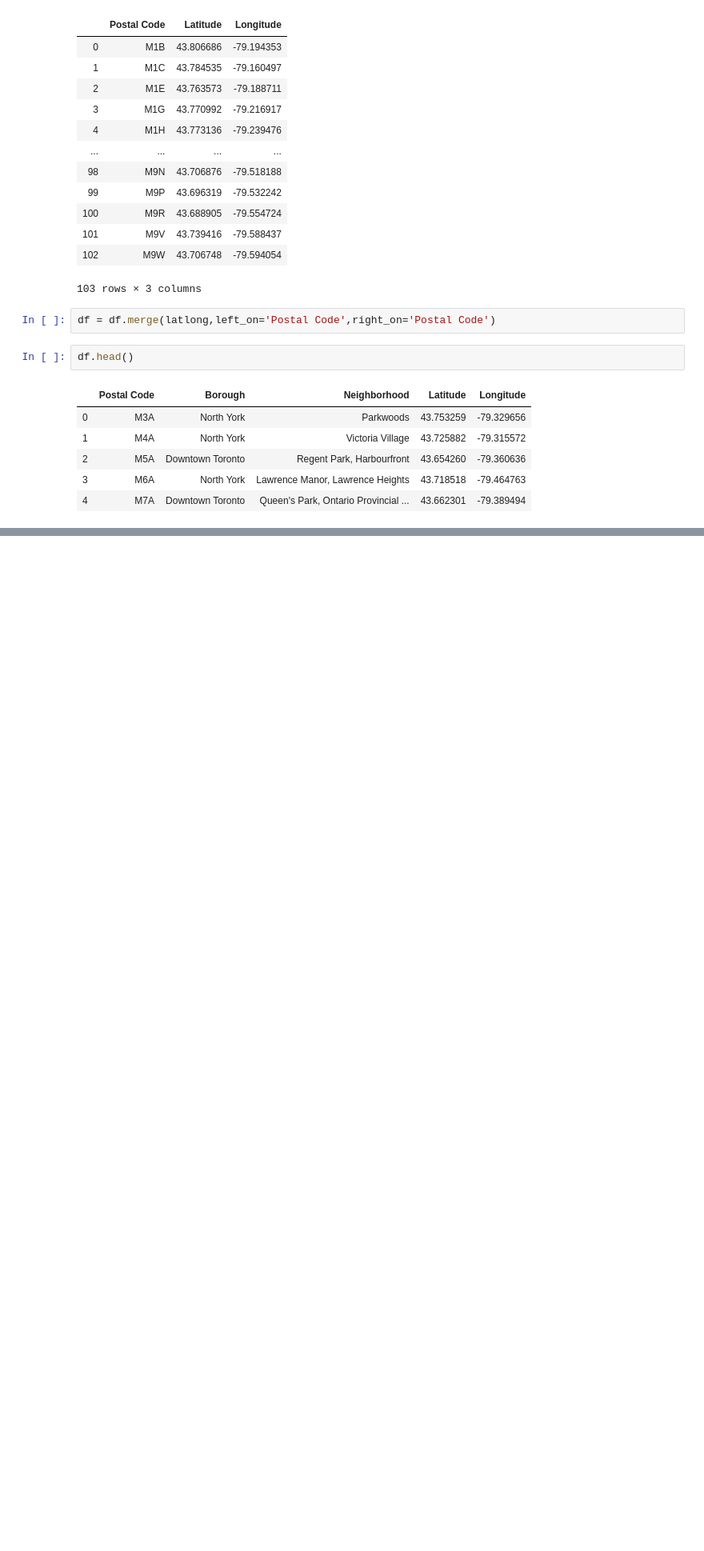
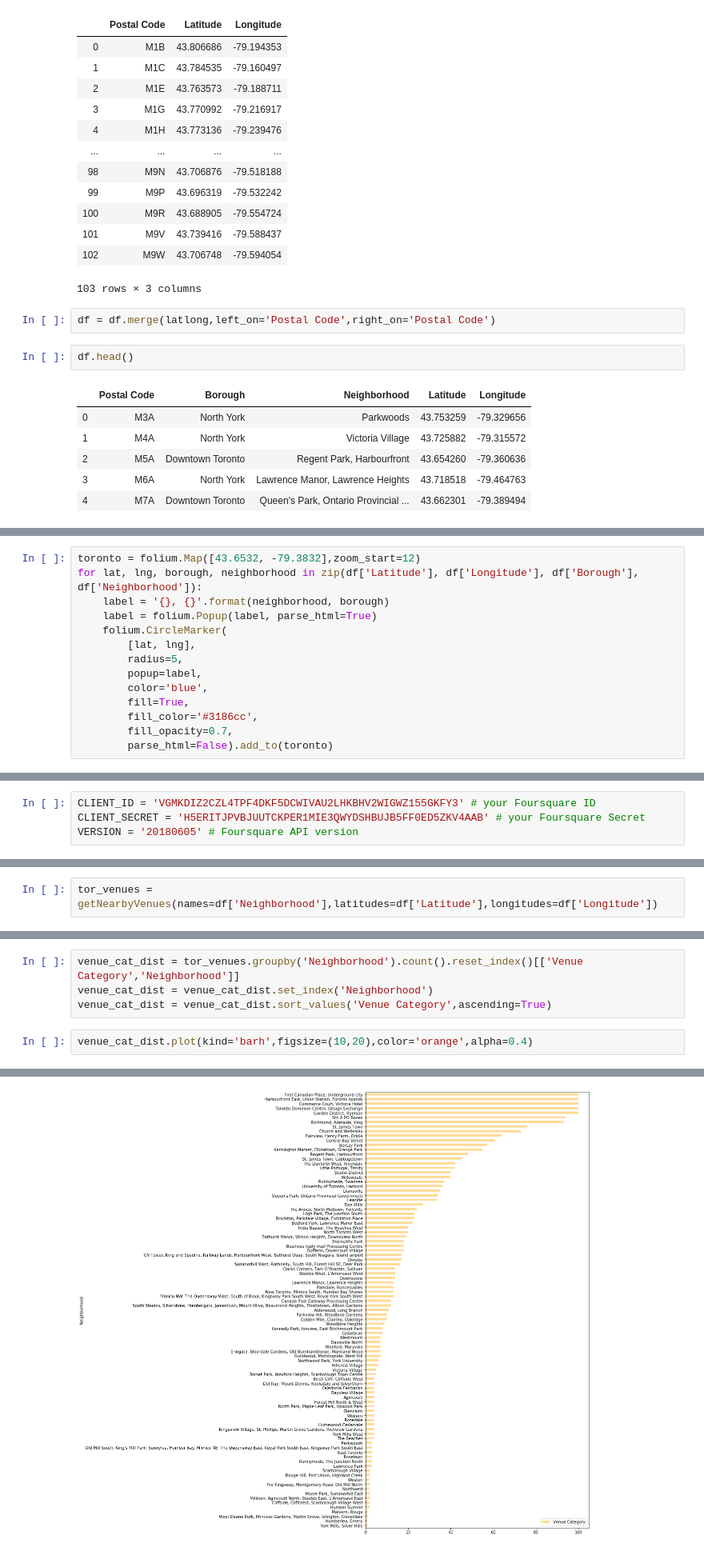
Before and after one commit to Chris4lilv/IBM-DS-Capstone, a Jupyter notebook: Capstone project.ipynb, the cells around one changed output, grey strips where cells are left out. Shown: that part at 80% size. Drawn from its saved outputs; the diff is of its cells as text; blank space fills up the shorter version.

```diff
--- a/Capstone project.ipynb
+++ b/Capstone project.ipynb
@@ -65,0 +74,14 @@ df.head()
+# %%
+toronto = folium.Map([43.6532, -79.3832],zoom_start=12)
+for lat, lng, borough, neighborhood in zip(df['Latitude'], df['Longitude'], df['Borough'], df['Neighborhood']):
+    label = '{}, {}'.format(neighborhood, borough)
+    label = folium.Popup(label, parse_html=True)
+    folium.CircleMarker(
+        [lat, lng],
+        radius=5,
+        popup=label,
+        color='blue',
+        fill=True,
+        fill_color='#3186cc',
+        fill_opacity=0.7,
+        parse_html=False).add_to(toronto)
@@ -65,0 +94,4 @@ df.head()
+# %%
+CLIENT_ID = 'VGMKDIZ2CZL4TPF4DKF5DCWIVAU2LHKBHV2WIGWZ155GKFY3' # your Foursquare ID
+CLIENT_SECRET = 'H5ERITJPVBJUUTCKPER1MIE3QWYDSHBUJB5FF0ED5ZKV4AAB' # your Foursquare Secret
+VERSION = '20180605' # Foursquare API version
@@ -65,0 +145,2 @@ df.head()
+# %%
+tor_venues = getNearbyVenues(names=df['Neighborhood'],latitudes=df['Latitude'],longitudes=df['Longitude'])
@@ -65,0 +165,7 @@ df.head()
+# %%
+venue_cat_dist = tor_venues.groupby('Neighborhood').count().reset_index()[['Venue Category','Neighborhood']]
+venue_cat_dist = venue_cat_dist.set_index('Neighborhood')
+venue_cat_dist = venue_cat_dist.sort_values('Venue Category',ascending=True)
+# %%
+venue_cat_dist.plot(kind='barh',figsize=(10,20),color='orange',alpha=0.4)
+# %% [output]
@@ -65,0 +173 @@ df.head()
+[figure, added]
```
Also changed, not shown: parts of 31 cells of this notebook.
